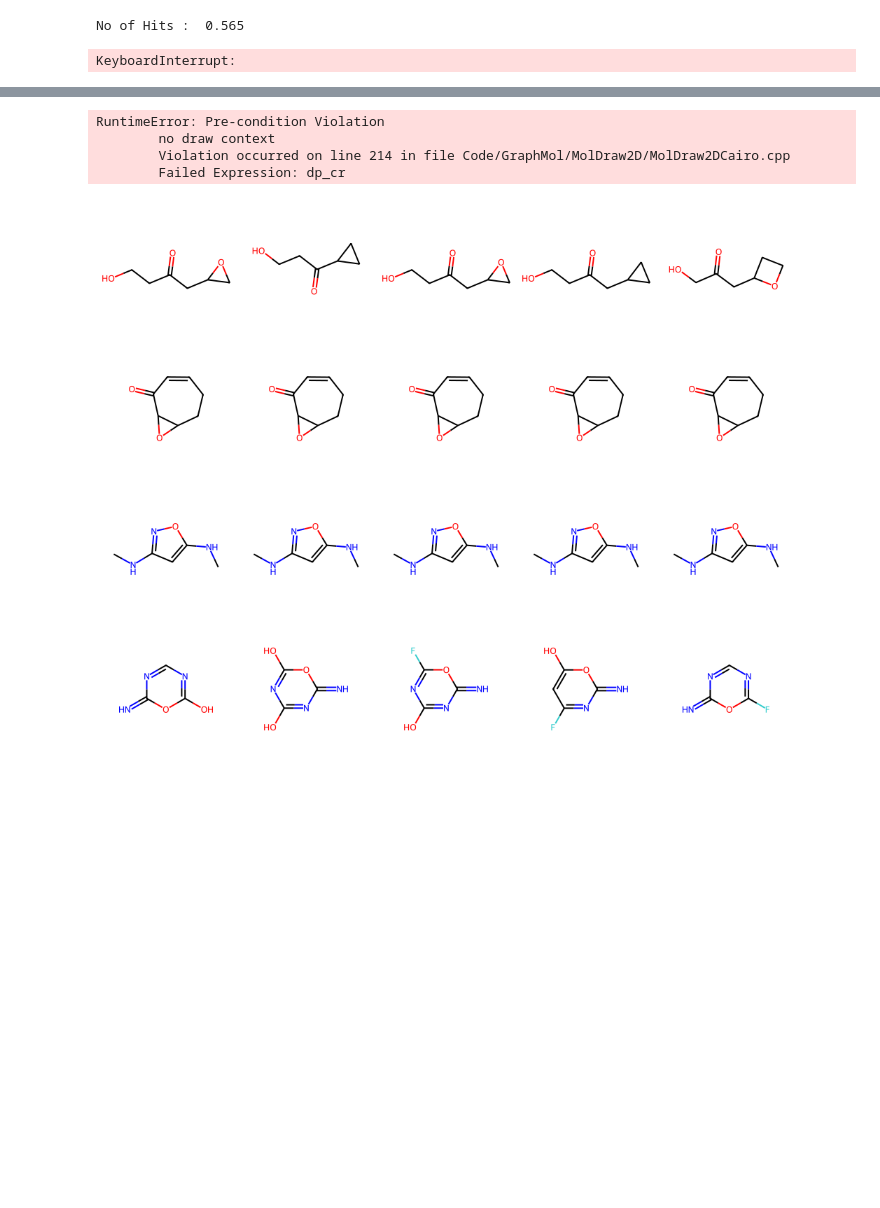
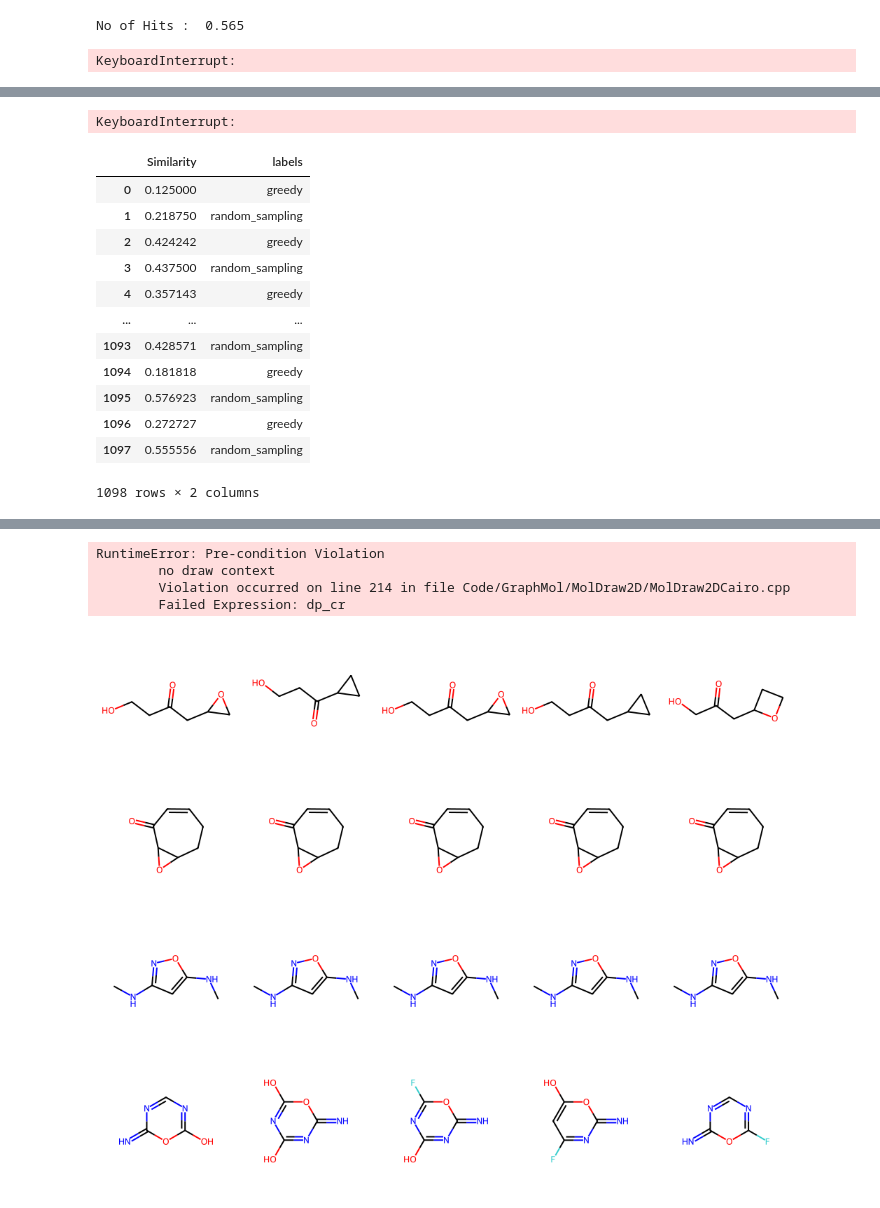
Before and after one commit to kganeshchandan/CLIP_FULL, a Jupyter notebook: visualizations_3.ipynb, the cells around one changed output, grey strips where cells are left out. Saved outputs shown, nothing was run; the diff lists cells and outputs as text; code cells hidden in the pictures; blank space fills up the shorter version.

```diff
--- a/visualizations_3.ipynb
+++ b/visualizations_3.ipynb
@@ -219,8 +264,10 @@ with torch.no_grad():
             random_smiles_list.append(random_smiles)
 
             og_smiles_list.append(og_smile)
-        if i == 5:
-            break
+        # if i == 10:
+        #     break
+# %% [output]
+KeyboardInterrupt:
 # %%
 from rdkit import DataStructs
 # from rdkit import AllChem
@@ -261,4 +308,20 @@ for og_smile, greedy_smiles, random_smiles in zip(og_smiles_list, greedy_smiles_
             sims_labels.append("random_sampling")
+# %%
+df
+# %% [output]
+|  | Similarity | labels |
+| 0 | 0.125000 | greedy |
+| 1 | 0.218750 | random_sampling |
+| 2 | 0.424242 | greedy |
+| 3 | 0.437500 | random_sampling |
+| 4 | 0.357143 | greedy |
+| ... | ... | ... |
+| 1093 | 0.428571 | random_sampling |
+| 1094 | 0.181818 | greedy |
+| 1095 | 0.576923 | random_sampling |
+| 1096 | 0.272727 | greedy |
+| 1097 | 0.555556 | random_sampling |
+1098 rows × 2 columns
 # %%
 df = pd.DataFrame()
 df['Similarity'] = sims
```
Also changed, not shown: parts of 4 cells of this notebook, 1 other file.
